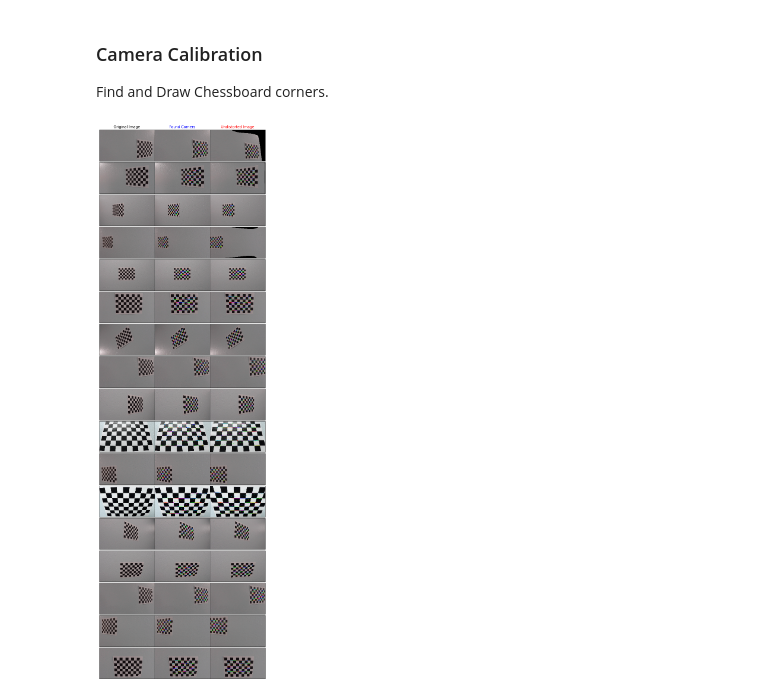
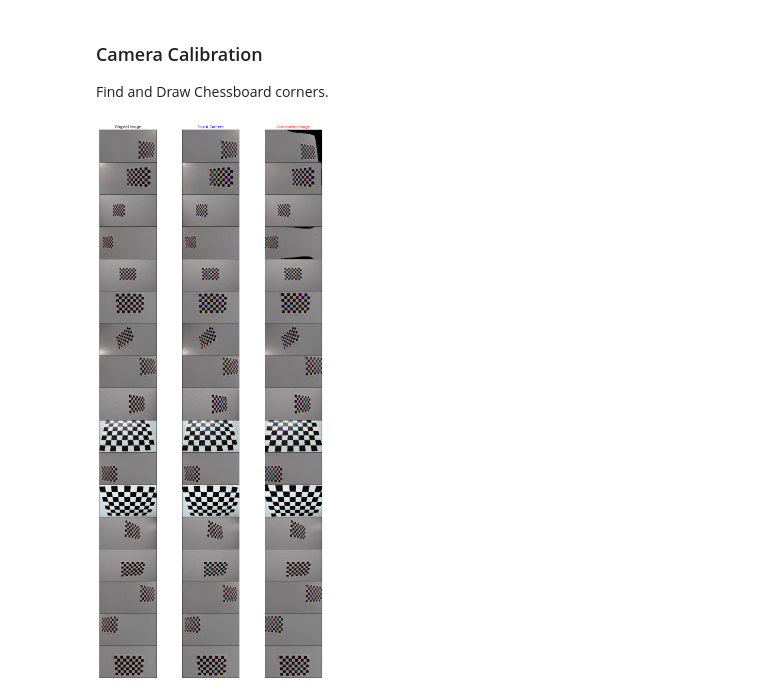
Before and after one commit to vyasparthm/AutonomousDriving, a Jupyter notebook: P2_AdvancedLaneFinding/P2-Advanced-Lane-Finding.ipynb, the cells around one changed output. Cells and saved outputs as stored; diff of their text form; code cells hidden in the pictures.

```diff
--- a/P2_AdvancedLaneFinding/P2-Advanced-Lane-Finding.ipynb
+++ b/P2_AdvancedLaneFinding/P2-Advanced-Lane-Finding.ipynb
@@ -49,11 +49,11 @@ objp = np.zeros((6*9,3), np.float32)
 objp[:,:2] = np.mgrid[0:9,0:6].T.reshape(-1,2) # T is for Transpose
 
 # Making the list of files
-images = glob.glob('camera_cal/calibration*.jpg')
+images = os.listdir('camera_cal')
 # print(images) # Just to verify what has been added to images
 
 #Setup Plot
-fig = plt.figure(figsize=(10,len(images)*2))
+fig = plt.figure(figsize=(15,len(images)*2))
 w_ratios = [1 for n in range(3)]
 h_ratios = [1 for n in range(len(images))]
 grid = gridspec.GridSpec(len(images), 3, wspace= 0, hspace= 0 , width_ratios= w_ratios, height_ratios= h_ratios)
@@ -61,7 +61,7 @@ i =0
 
 # Loop through images and find chessboard corners
 for idx, fname in enumerate(images):
-    img = cv2.imread(fname)
+    img = cv2.imread('camera_cal/'+fname)
     img_cp = np.copy(img)
     img_size = (img.shape[1],img.shape[0])
     gray = cv2.cvtColor(img,cv2.COLOR_BGR2GRAY)
@@ -93,32 +93,34 @@ for idx, fname in enumerate(images):
         fig.add_subplot(ax)
         i += 1
         ax = plt.Subplot(fig, grid[i])
         ax.imshow(img_cp)
         if i==1:
             ax.set_title('Found Corners', color = 'blue' )
         ax.set_xticks([])
         ax.set_yticks([])
         fig.add_subplot(ax)
         i += 1
         ax = plt.Subplot(fig, grid[i])
         ax.imshow(img_undistort)
         if i==2:
             ax.set_title('Undistorted Image', color = 'red' )
         ax.set_xticks([])
         ax.set_yticks([])
         fig.add_subplot(ax)
         i += 1
-        #fig.savefig('output_images/ChessboardCorners/ChessboardCorners_Draw_Undistort.jpg')
+       #plt.imsave('./output_images/ChessboardCorners/FoundCorners/'+fname,img_cp)
+       #plt.imsave('./output_images/ChessboardCorners/Undistorted/'+fname,img_undistort)
+       #fig.savefig('output_images/ChessboardCorners/ChessboardCorners_Draw_Undistort.jpg')
 
   #  else:
   #      # next image
   #      ax = plt.Subplot(fig, grid[i])
   #      ax.set_title('Corners Not Found! %s'%(fname))
   #      ax.set_xticks([])
   #      ax.set_yticks([])
   #      fig.add_subplot(ax)
   #      i += 3
 #print("corners: ", corners.shape, "\n", corners)
 plt.show()
 # %% [output]
-[figure, old version]
+[figure, new version]
```
Also changed, not shown: parts of 1 cell of this notebook, 35 other files.
